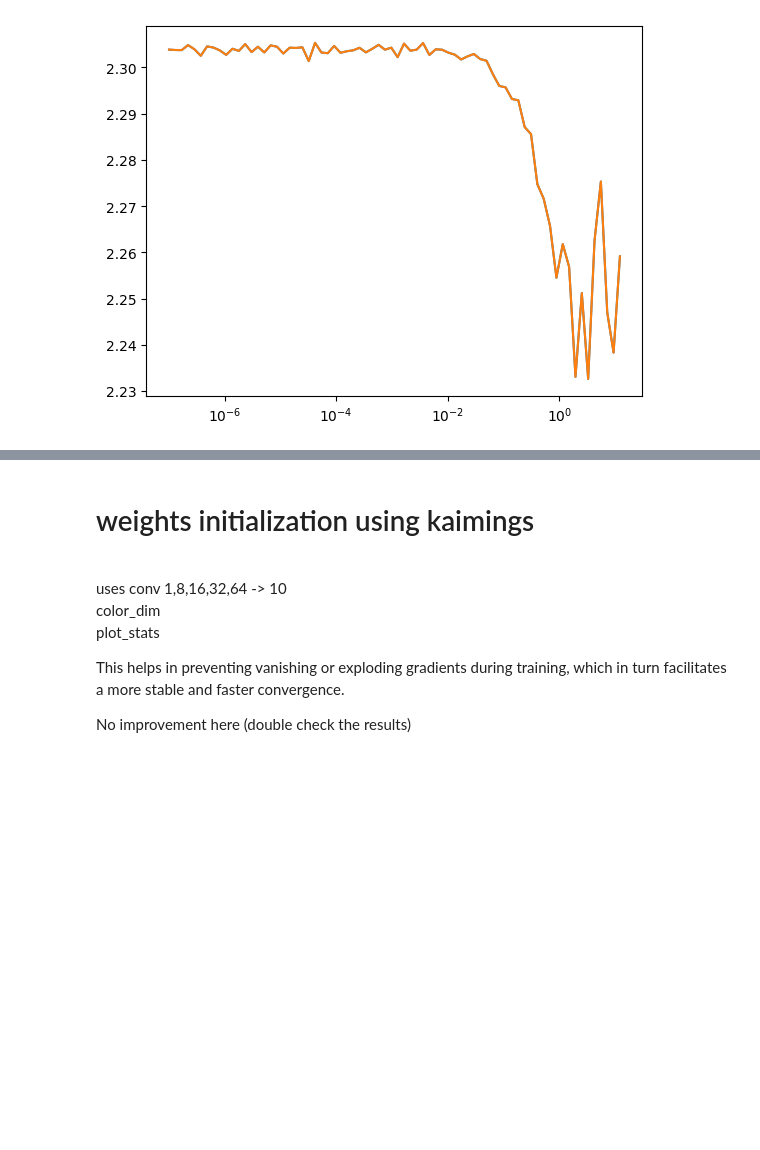
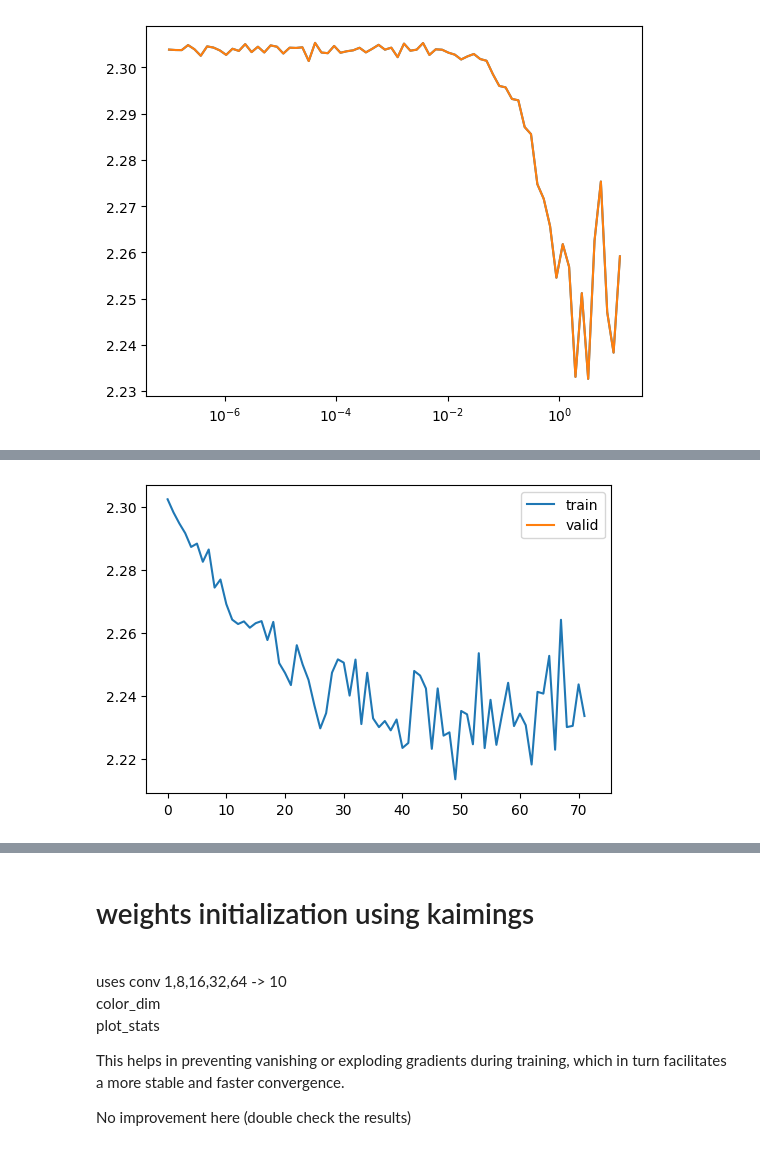
Before and after one commit to resolver101757/resolver101757.github.io, a Jupyter notebook: posts/demo_quarto_jupyter_ref/LSUV_for_the_blog.ipynb, the cells around one changed output, grey strips where cells are left out. Saved outputs shown, nothing was run; the diff lists cells and outputs as text; code cells hidden in the pictures; blank space fills up the shorter version.

```diff
--- a/posts/demo_quarto_jupyter_ref/LSUV_for_the_blog.ipynb
+++ b/posts/demo_quarto_jupyter_ref/LSUV_for_the_blog.ipynb
@@ -313,0 +259,90 @@ astats.color_dim()
+# %%
+#| echo: True
+#| output: False
+#| fig-cap : "Learning rate finder graph, the graph shows the relationship between learning rate (x-axis) and loss (y-axis)."
+#| code-summary : The code sets up a deep learning pipeline for training a CNN model on a dataset. It defines transformations for the dataset, specifies data loaders, metrics, and callbacks, and then creates a CNN model with specific convolutional layers before fitting the model using a learner object with a reate of lr=0.2, and includes activation statistics.
+
+# improved function to include labelling
+class ActivationStats(HooksCallback):
+    def __init__(self, mod_filter=fc.noop):
+        super().__init__(append_stats, mod_filter)
+
+    def color_dim(self, figsize=(11,5)):
+      fig, axes = get_grid(len(self), figsize=figsize)
+      for ax, h in zip(axes.flat, self):
+          im = ax.imshow(get_hist(h), origin='lower')  # Using imshow directly
+
+          # Add labels, title, and colorbar for clarity
+          ax.set_xlabel("Batch Number")
+          ax.set_ylabel("Activation Value")
+          ax.set_title("Layer " + "str(self.index(h))" + " Activations")
+          cbar = plt.colorbar(im, ax=ax)
+          cbar.set_label("Frequency")
+      plt.tight_layout()  # Prevent overlap
+
+
+    def dead_chart(self, figsize=(11,5)):
+        fig, axes = get_grid(len(self), figsize=figsize)
+        for ax, h in zip(axes.flatten(), self):
+            ax.plot(get_min(h), linewidth=3)
+            ax.set_ylim(0,1)
+            ax.set_xlabel("Batch Number")
+            ax.set_ylabel("Activation Value")
+            ax.set_title("Layer " + "str(self.index(h))" + " Dead Activations")
+        plt.tight_layout()  # Prevent overlap
+
+    def plot_stats(self, figsize=(10,4)):
+        fig, axs = plt.subplots(1,2, figsize=figsize)
+        for h in self:
+            for i in 0,1:
+                axs[i].plot(h.stats[i])
+        axs[0].set_title('Means')
+        axs[1].set_title('Stdevs')
+        axs[0].set_xlabel("Batch Number")
+        axs[1].set_xlabel("Batch Number")
+        axs[0].set_ylabel("Mean Activation Value")
+        axs[1].set_ylabel("Standard Deviation of Activation Value")
+        plt.legend(fc.L.range(self))
+        #plt.tight_layout()  # Prevent overlap
+
+# transform dataset and loader
+@inplace
+def transformi(b): b[x] = [TF.to_tensor(o) for o in b[x]]
+
+tds = dsd.with_transform(transformi)
+dls = DataLoaders.from_dd(tds, bs, num_workers=2)
+dt = dls.train
+
+# setup model for learning
+metrics = MetricsCB(accuracy=MulticlassAccuracy())
+cbs = [TrainCB(), DeviceCB(), metrics, ProgressCB(plot=True)]
+
+# fits dataset
+def fit(model, epochs=1, xtra_cbs=None):
+    learn = Learner(model, dls, loss_func=F.cross_entropy, lr=0.2, cbs=cbs+fc.L(xtra_cbs))
+    learn.fit(epochs)
+    return learn
+
+# conv function takes in kernal size, stride (how many elements are skipped) and padding (number of zeros added to the edge of the input data)
+# along with ni (features) input channels and output channels (feature maps)
+def conv(ni, nf, ks=3, act=True):
+    res = nn.Conv2d(ni, nf, stride=2, kernel_size=ks, padding=ks//2)
+    if act: res = nn.Sequential(res, nn.ReLU())
+    return res
+
+#
+def cnn_layers():
+    return [
+        conv(1 ,8, ks=5),        #14x14
+        conv(8 ,16),             #7x7
+        conv(16,32),             #4x4
+        conv(32,64),             #2x2
+        conv(64,10, act=False),  #1x1
+        nn.Flatten()]
+model = nn.Sequential(*cnn_layers())
+
+#astats = ActivationStats(fc.risinstance(GeneralRelu))
+astats = ActivationStats(fc.risinstance(nn.ReLU))
+
+fit(model, xtra_cbs=[astats]);
+# %% [output]
@@ -313,0 +352 @@ astats.color_dim()
+[figure, added]
```
Also changed, not shown: parts of 9 cells of this notebook, 30 other files.
